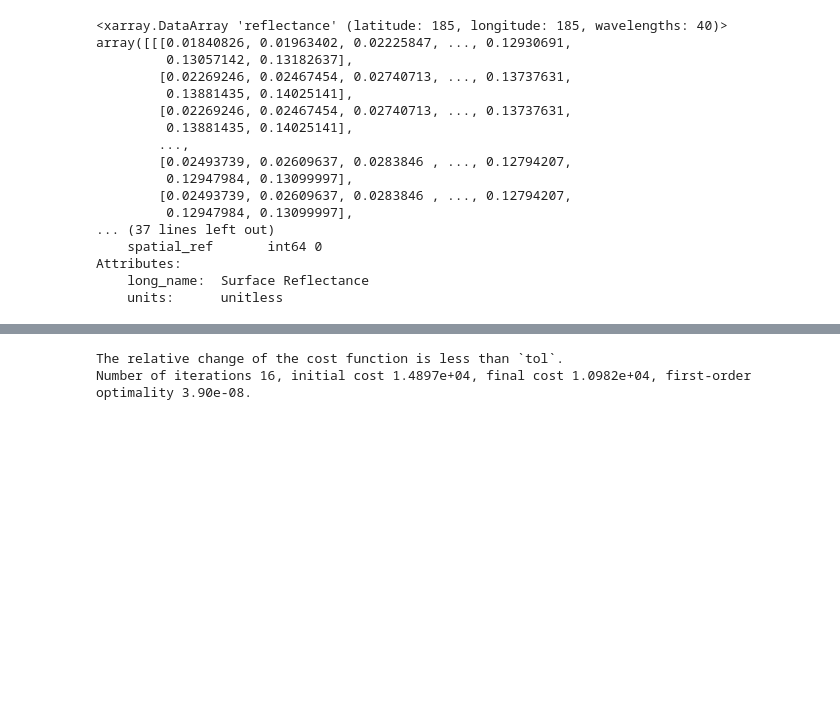
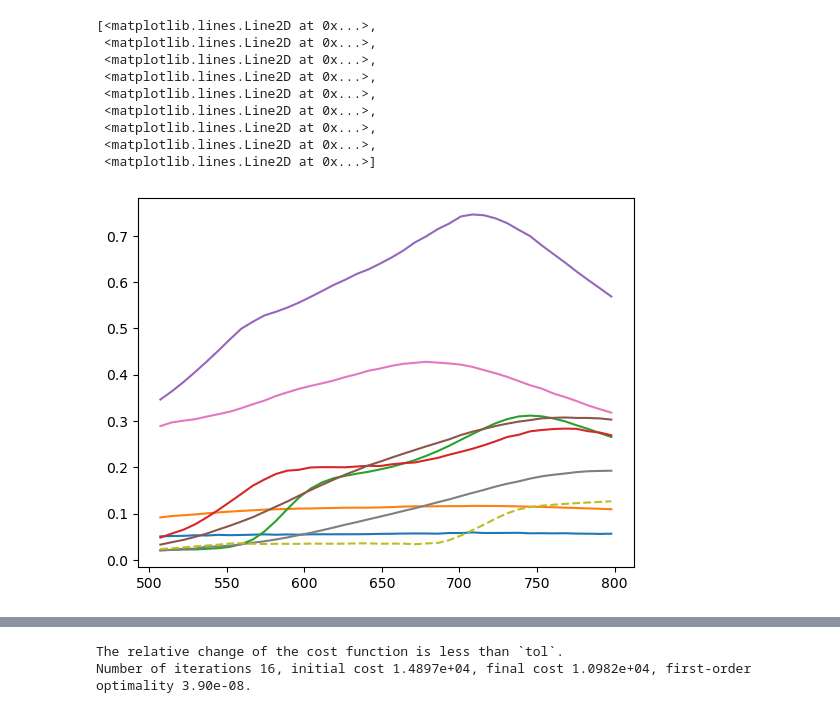
Before and after one commit to mikebramble/emit-spectral-unmixing, a Jupyter notebook: script_testing_unmixing.ipynb, the cells around one changed output, grey strips where cells are left out. Drawn from its saved outputs; the diff is of its cells as text; code cells hidden in the pictures; blank space fills up the shorter version.

```diff
--- a/script_testing_unmixing.ipynb
+++ b/script_testing_unmixing.ipynb
@@ -109,41 +125,18 @@ BokehModel(combine_events=True, render_bundle={'docs_json': {'80170466-3a9a-4ad6
 # %%
 # perform spectral subset on EMIT image and endmember array
 
+subset_data_specsub = subset_data.sel(wavelengths=slice(500, 800))
+endmembers_specsub = endmembers_xr.sel(wavelengths=slice(0.5, 0.8))
 
-# test = subset_data.sel(wavelengths=slice(500, 800))
-# test2 = endmembers_xr.sel(wavelengths=slice(0.5, 0.8))
+plt.plot(subset_data_specsub['wavelengths'],endmembers_specsub,subset_data_specsub['wavelengths'],subset_data_specsub[50,50],'--')
+# %% [output]
+[<matplotlib.lines.Line2D at 0x...>,
+ <matplotlib.lines.Line2D at 0x...>,
+ <matplotlib.lines.Line2D at 0x...>,
+ <matplotlib.lines.Line2D at 0x...>,
+ <matplotlib.lines.Line2D at 0x...>,
+ <matplotlib.lines.Line2D at 0x...>,
+ <matplotlib.lines.Line2D at 0x...>,
+ <matplotlib.lines.Line2D at 0x...>,
+ <matplotlib.lines.Line2D at 0x...>]
+[figure, added]
-# %%
-# test = subset_data[50,50]
-# subset_data.coords['latitude']
-# subset_data.coords['longitude']
-# subset_data
-# newarray = xr.DataArray(None, coords=dict(latitude=subset_data.coords['latitude'],longitude=subset_data.coords['longitude']),dims=[subset_data.dims[0],subset_data.dims[1]])
-# newarray
-
-# import matplotlib.pyplot as plt
-
-# test[50,50].hvplot.line(y='reflectance',x='wavelengths', color='black') +
-# test2.hvplot.line('wavelengths')
-
-# test2.sel(endmembers=[2,3]).hvplot.line()
-# test2
-test
-# plt.plot(wavelengths_emit_um,endmembers)
-# %% [output]
-<xarray.DataArray 'reflectance' (latitude: 185, longitude: 185, wavelengths: 40)>
-array([[[0.01840826, 0.01963402, 0.02225847, ..., 0.12930691,
-         0.13057142, 0.13182637],
-        [0.02269246, 0.02467454, 0.02740713, ..., 0.13737631,
-         0.13881435, 0.14025141],
-        [0.02269246, 0.02467454, 0.02740713, ..., 0.13737631,
-         0.13881435, 0.14025141],
-        ...,
-        [0.02493739, 0.02609637, 0.0283846 , ..., 0.12794207,
-         0.12947984, 0.13099997],
-        [0.02493739, 0.02609637, 0.0283846 , ..., 0.12794207,
-         0.12947984, 0.13099997],
-... (37 lines left out)
-    spatial_ref       int64 0
-Attributes:
-    long_name:  Surface Reflectance
-    units:      unitless
```
Also changed, not shown: parts of 9 cells of this notebook.
